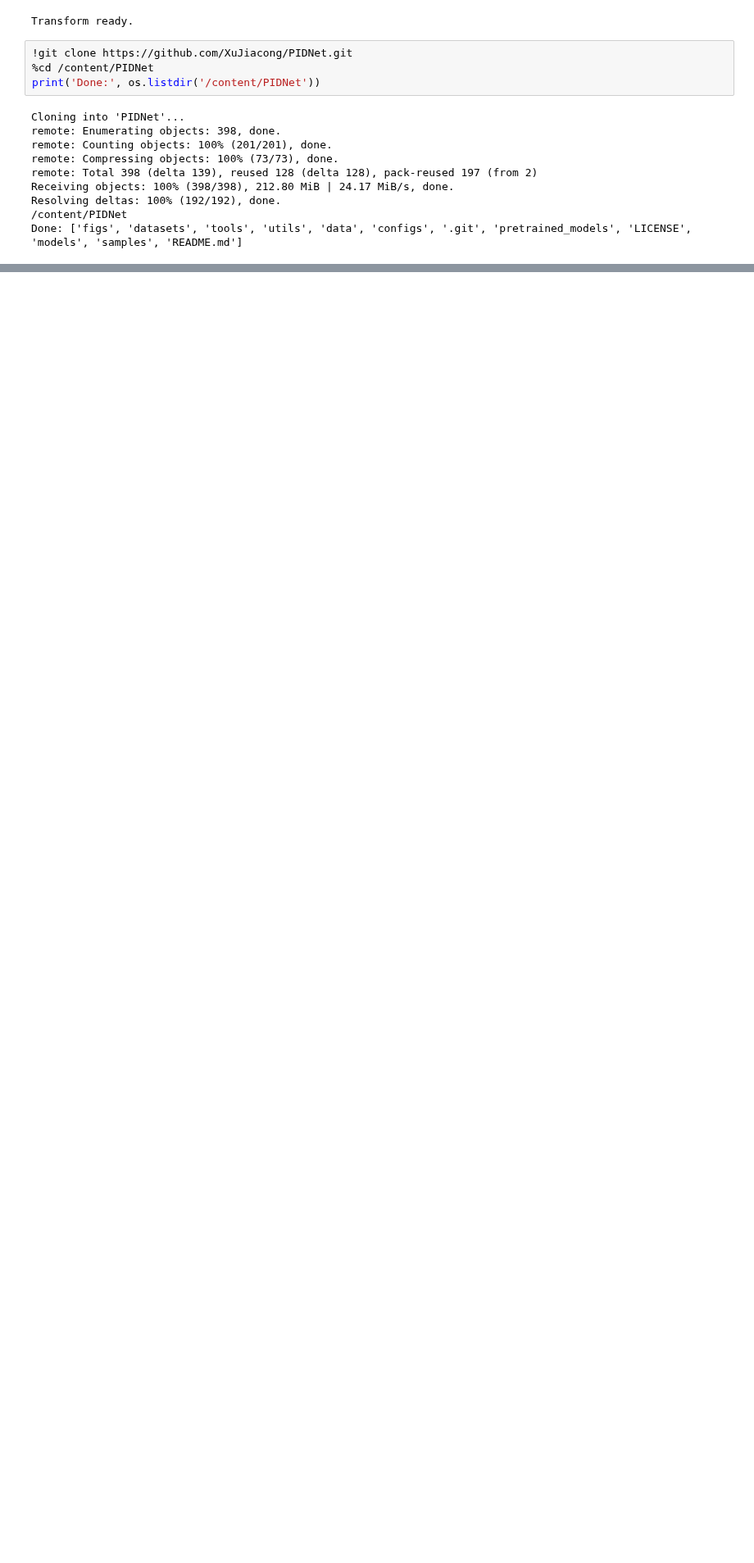
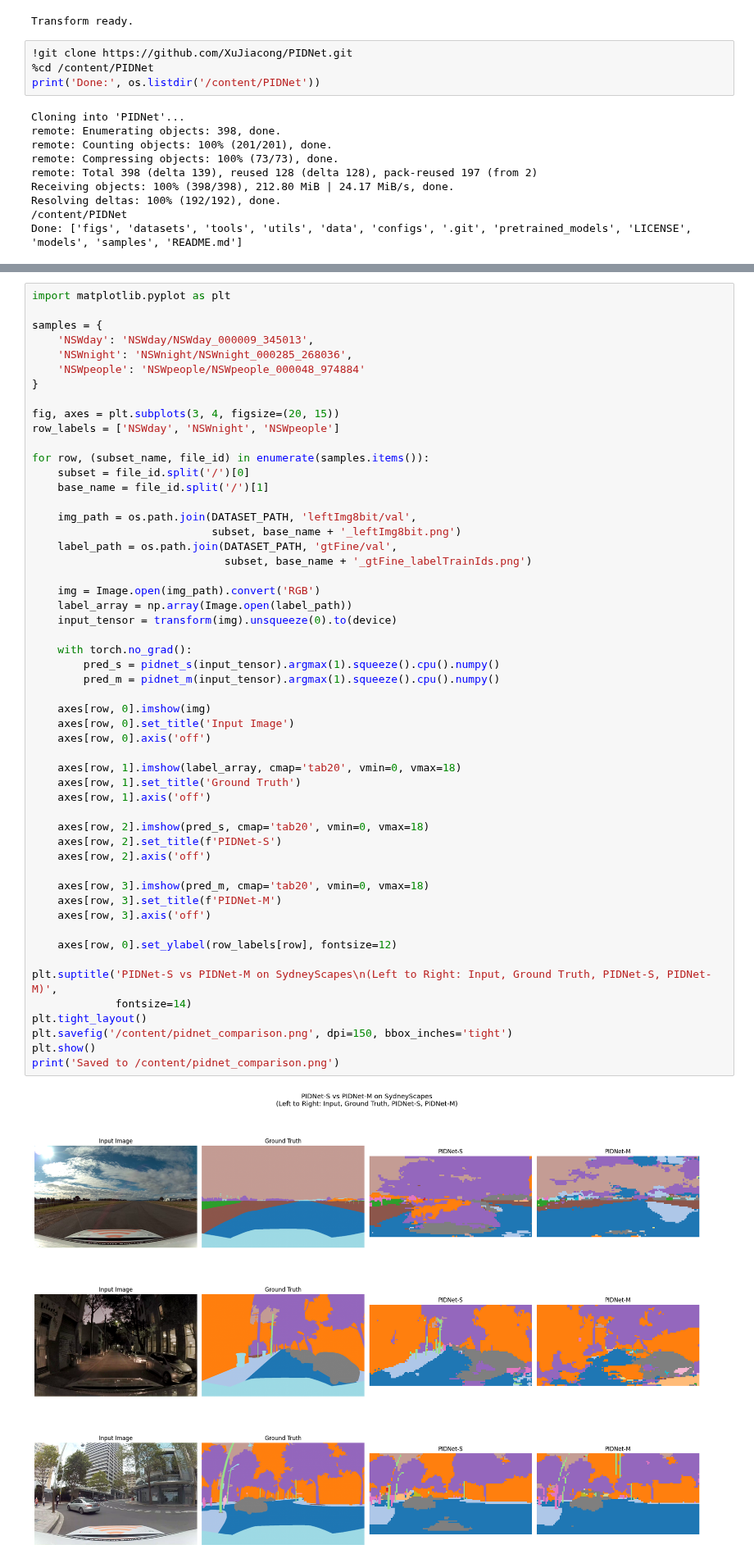
Before and after one commit to AAwaisYaseen/computer-vision-logistics, a Jupyter notebook: COMP6011_pidnet.ipynb, the cells around one changed output, grey strips where cells are left out. Shown at 82% size. Saved outputs shown, nothing was run; the diff lists cells and outputs as text; blank space fills up the shorter version.

Commit message:
PID net model with visual diagrams

```diff
--- a/COMP6011_pidnet.ipynb
+++ b/COMP6011_pidnet.ipynb
@@ -135,0 +278,55 @@ PIDNet-M exists: True
+# %%
+import matplotlib.pyplot as plt
+
+samples = {
+    'NSWday': 'NSWday/NSWday_000009_345013',
+    'NSWnight': 'NSWnight/NSWnight_000285_268036',
+    'NSWpeople': 'NSWpeople/NSWpeople_000048_974884'
+}
+
+fig, axes = plt.subplots(3, 4, figsize=(20, 15))
+row_labels = ['NSWday', 'NSWnight', 'NSWpeople']
+
+for row, (subset_name, file_id) in enumerate(samples.items()):
+    subset = file_id.split('/')[0]
+    base_name = file_id.split('/')[1]
+
+    img_path = os.path.join(DATASET_PATH, 'leftImg8bit/val',
+                            subset, base_name + '_leftImg8bit.png')
+    label_path = os.path.join(DATASET_PATH, 'gtFine/val',
+                              subset, base_name + '_gtFine_labelTrainIds.png')
+
+    img = Image.open(img_path).convert('RGB')
+    label_array = np.array(Image.open(label_path))
+    input_tensor = transform(img).unsqueeze(0).to(device)
+
+    with torch.no_grad():
+        pred_s = pidnet_s(input_tensor).argmax(1).squeeze().cpu().numpy()
+        pred_m = pidnet_m(input_tensor).argmax(1).squeeze().cpu().numpy()
+
+    axes[row, 0].imshow(img)
+    axes[row, 0].set_title('Input Image')
+    axes[row, 0].axis('off')
+
+    axes[row, 1].imshow(label_array, cmap='tab20', vmin=0, vmax=18)
+    axes[row, 1].set_title('Ground Truth')
+    axes[row, 1].axis('off')
+
+    axes[row, 2].imshow(pred_s, cmap='tab20', vmin=0, vmax=18)
+    axes[row, 2].set_title(f'PIDNet-S')
+    axes[row, 2].axis('off')
+
+    axes[row, 3].imshow(pred_m, cmap='tab20', vmin=0, vmax=18)
+    axes[row, 3].set_title(f'PIDNet-M')
+    axes[row, 3].axis('off')
+
+    axes[row, 0].set_ylabel(row_labels[row], fontsize=12)
+
+plt.suptitle('PIDNet-S vs PIDNet-M on SydneyScapes\n(Left to Right: Input, Ground Truth, PIDNet-S, PIDNet-M)',
+             fontsize=14)
+plt.tight_layout()
+plt.savefig('/content/pidnet_comparison.png', dpi=150, bbox_inches='tight')
+plt.show()
+print('Saved to /content/pidnet_comparison.png')
+# %% [output]
+[figure, added]
```
Also changed, not shown: parts of 9 cells of this notebook.
